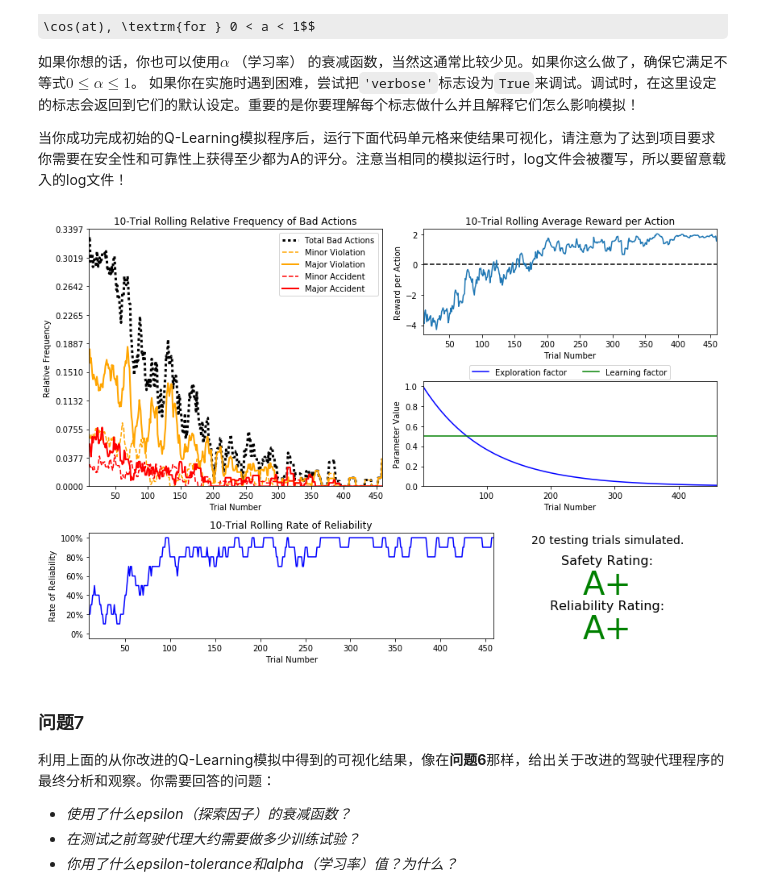
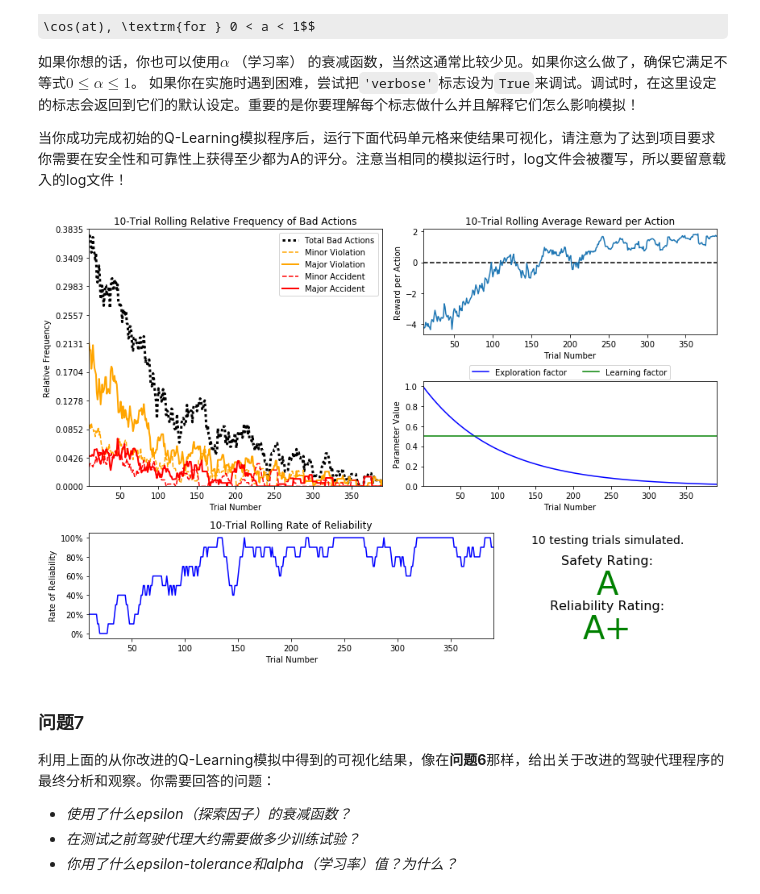
Before and after one commit to elninowang/smartcab, a Jupyter notebook: smartcab.ipynb, the cells around one changed output. Saved outputs shown, nothing was run; the diff lists cells and outputs as text; code cells hidden in the pictures; some formulas as TeX source.

```diff
--- a/smartcab.ipynb
+++ b/smartcab.ipynb
@@ -282,9 +282,9 @@ $$ \epsilon = a^t, \textrm{for } 0 < a < 1 \hspace{50px}\epsilon = \frac{1}{t^2}
 当你成功完成初始的Q-Learning模拟程序后，运行下面代码单元格来使结果可视化，请注意为了达到项目要求你需要在安全性和可靠性上获得至少都为A的评分。注意当相同的模拟运行时，log文件会被覆写，所以要留意载入的log文件！
 # %%
 # Load the 'sim_improved-learning' file from the improved Q-Learning simulation
-vs.plot_trials('sim_improved-learning0.csv')
+vs.plot_trials('sim_improved-learning.csv')
 # %% [output]
-[figure, old version]
+[figure, new version]
 # %% [markdown]
 ### 问题7
 利用上面的从你改进的Q-Learning模拟中得到的可视化结果，像在**问题6**那样，给出关于改进的驾驶代理程序的最终分析和观察。你需要回答的问题：
```
Also changed, not shown: parts of 10 cells of this notebook, 6 other files.
